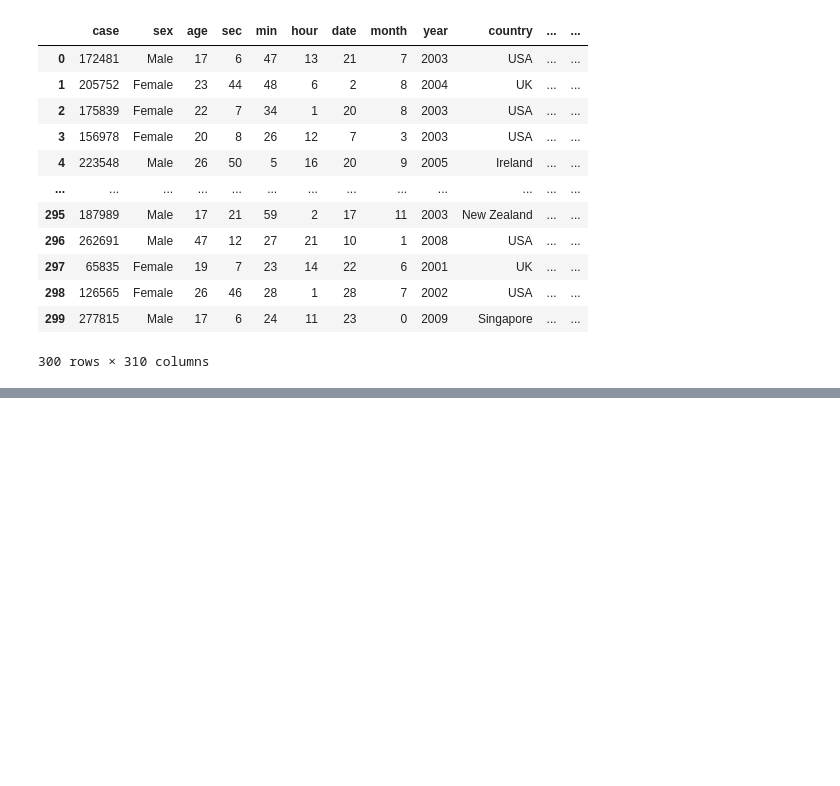
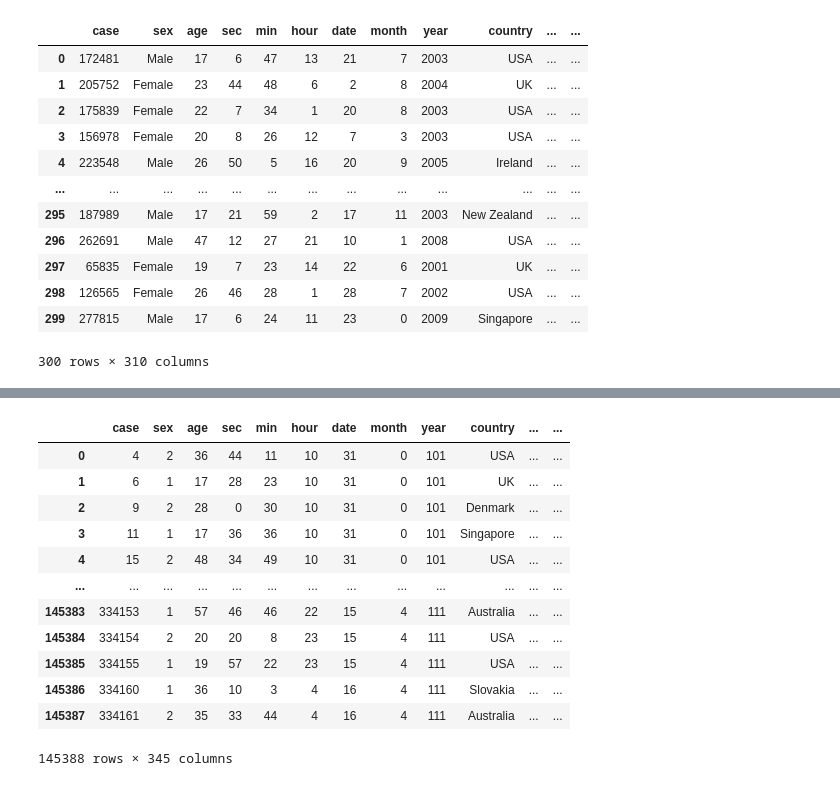
Before and after one commit to Zaplavnov/LLM-PersonaBench, a Jupyter notebook: notebooks/dataset_analysis.ipynb, the cells around one changed output, grey strips where cells are left out. Cells and saved outputs as stored; diff of their text form; code cells hidden in the pictures; blank space fills up the shorter version.

```diff
--- a/notebooks/dataset_analysis.ipynb
+++ b/notebooks/dataset_analysis.ipynb
@@ -141,0 +247,18 @@ df
+# %%
+df_ipipneo_300 = pd.read_csv("../data/kaggle/IPIP300-SCORES.csv")
+# %%
+df_ipipneo_300
+# %% [output]
+|  | case | sex | age | sec | min | hour | date | month | year | country | ... | ... |
+| 0 | 4 | 2 | 36 | 44 | 11 | 10 | 31 | 0 | 101 | USA | ... | ... |
+| 1 | 6 | 1 | 17 | 28 | 23 | 10 | 31 | 0 | 101 | UK | ... | ... |
+| 2 | 9 | 2 | 28 | 0 | 30 | 10 | 31 | 0 | 101 | Denmark | ... | ... |
+| 3 | 11 | 1 | 17 | 36 | 36 | 10 | 31 | 0 | 101 | Singapore | ... | ... |
+| 4 | 15 | 2 | 48 | 34 | 49 | 10 | 31 | 0 | 101 | USA | ... | ... |
+| ... | ... | ... | ... | ... | ... | ... | ... | ... | ... | ... | ... | ... |
+| 145383 | 334153 | 1 | 57 | 46 | 46 | 22 | 15 | 4 | 111 | Australia | ... | ... |
+| 145384 | 334154 | 2 | 20 | 20 | 8 | 23 | 15 | 4 | 111 | USA | ... | ... |
+| 145385 | 334155 | 1 | 19 | 57 | 22 | 23 | 15 | 4 | 111 | USA | ... | ... |
+| 145386 | 334160 | 1 | 36 | 10 | 3 | 4 | 16 | 4 | 111 | Slovakia | ... | ... |
+| 145387 | 334161 | 2 | 35 | 33 | 44 | 4 | 16 | 4 | 111 | Australia | ... | ... |
+145388 rows × 345 columns
```
Also changed, not shown: parts of 12 cells of this notebook, 6 other files.
